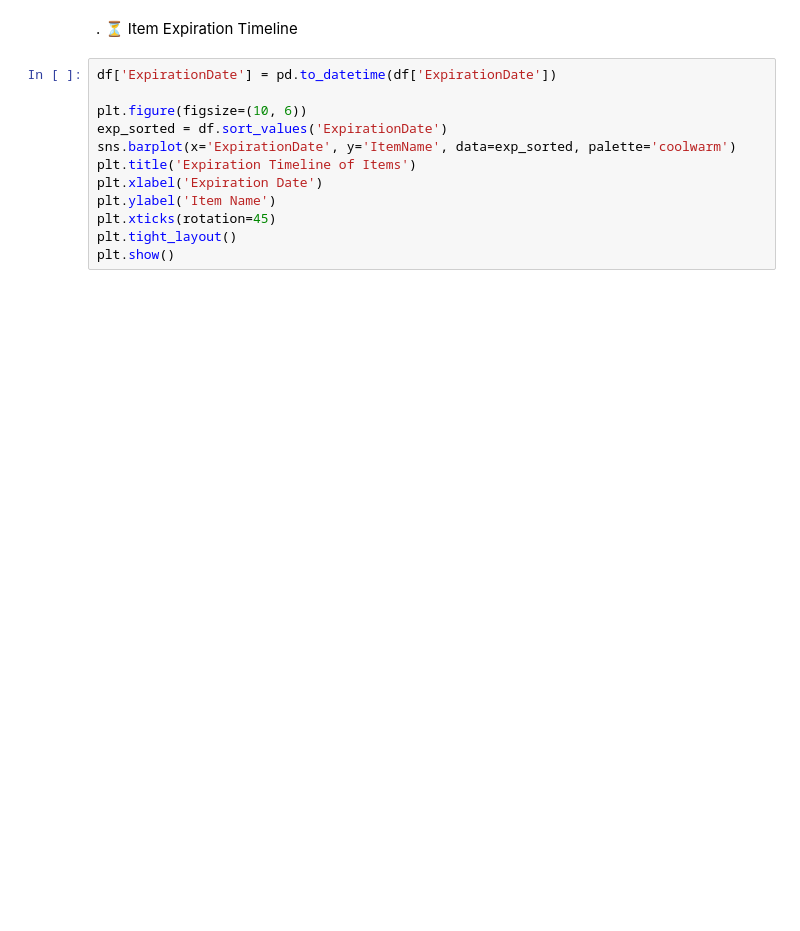
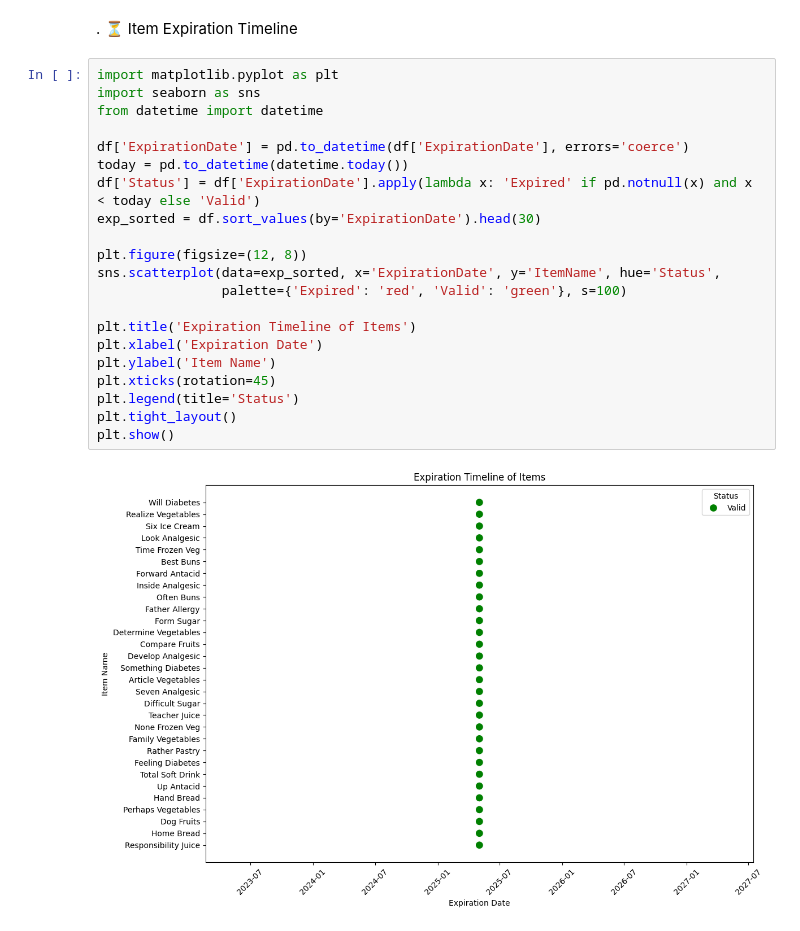
Before and after one commit to fatiqaaa/Ai_Project, a Jupyter notebook: VisualizeStock.ipynb, the cells around one changed output. Cells and saved outputs as stored; diff of their text form; blank space fills up the shorter version.

```diff
--- a/VisualizeStock.ipynb
+++ b/VisualizeStock.ipynb
@@ -48,14 +87,25 @@ plt.show()
 # %% [markdown]
 . ⏳ Item Expiration Timeline
 # %%
-df['ExpirationDate'] = pd.to_datetime(df['ExpirationDate'])
+import matplotlib.pyplot as plt
+import seaborn as sns
+from datetime import datetime
 
-plt.figure(figsize=(10, 6))
-exp_sorted = df.sort_values('ExpirationDate')
-sns.barplot(x='ExpirationDate', y='ItemName', data=exp_sorted, palette='coolwarm')
+df['ExpirationDate'] = pd.to_datetime(df['ExpirationDate'], errors='coerce')
+today = pd.to_datetime(datetime.today())
+df['Status'] = df['ExpirationDate'].apply(lambda x: 'Expired' if pd.notnull(x) and x < today else 'Valid')
+exp_sorted = df.sort_values(by='ExpirationDate').head(30)
+
+plt.figure(figsize=(12, 8))
+sns.scatterplot(data=exp_sorted, x='ExpirationDate', y='ItemName', hue='Status',
+                palette={'Expired': 'red', 'Valid': 'green'}, s=100)
+
 plt.title('Expiration Timeline of Items')
 plt.xlabel('Expiration Date')
 plt.ylabel('Item Name')
 plt.xticks(rotation=45)
+plt.legend(title='Status')
 plt.tight_layout()
 plt.show()
+# %% [output]
+[figure, added]
```
Also changed, not shown: parts of 5 cells of this notebook.
